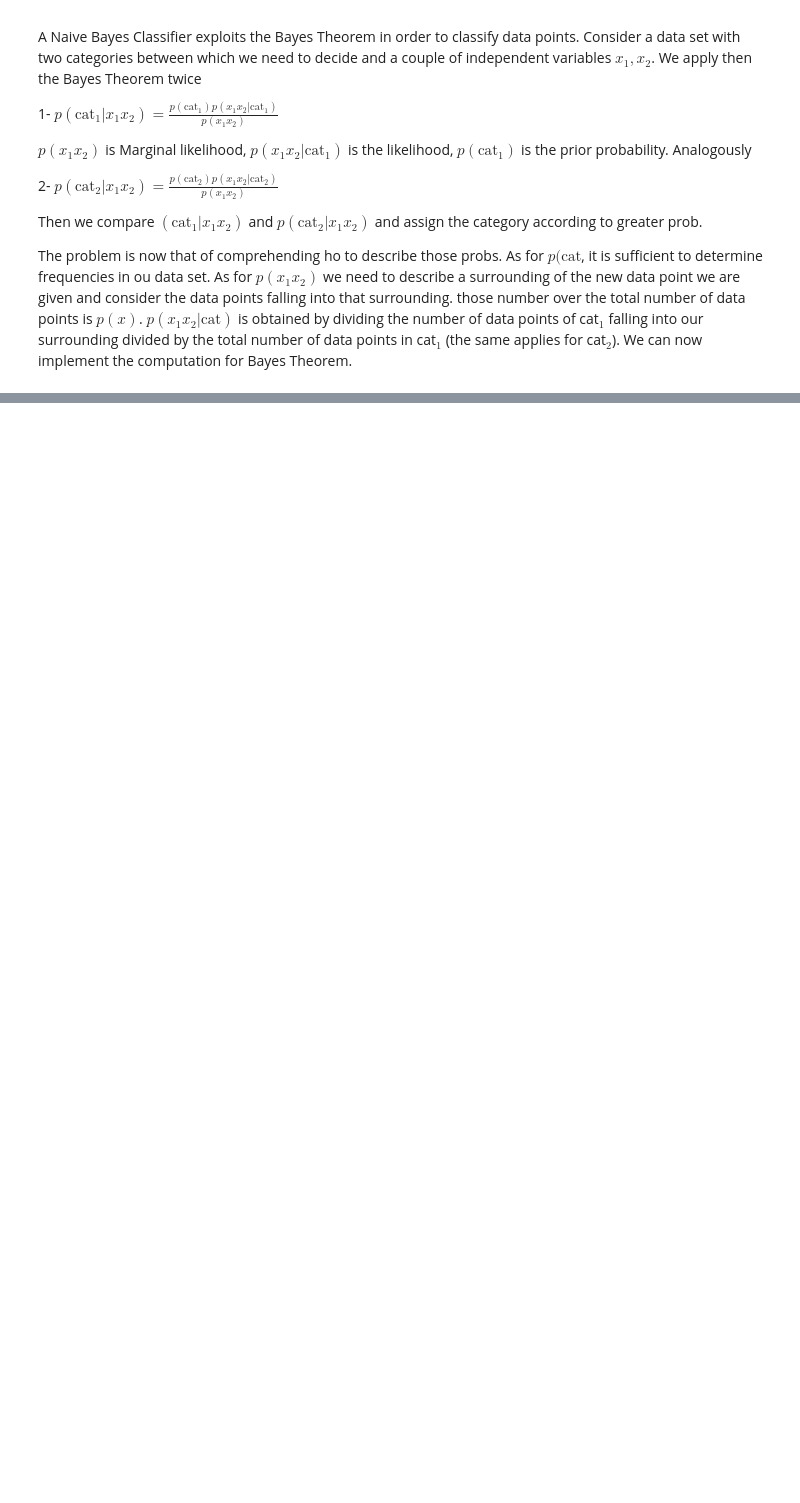
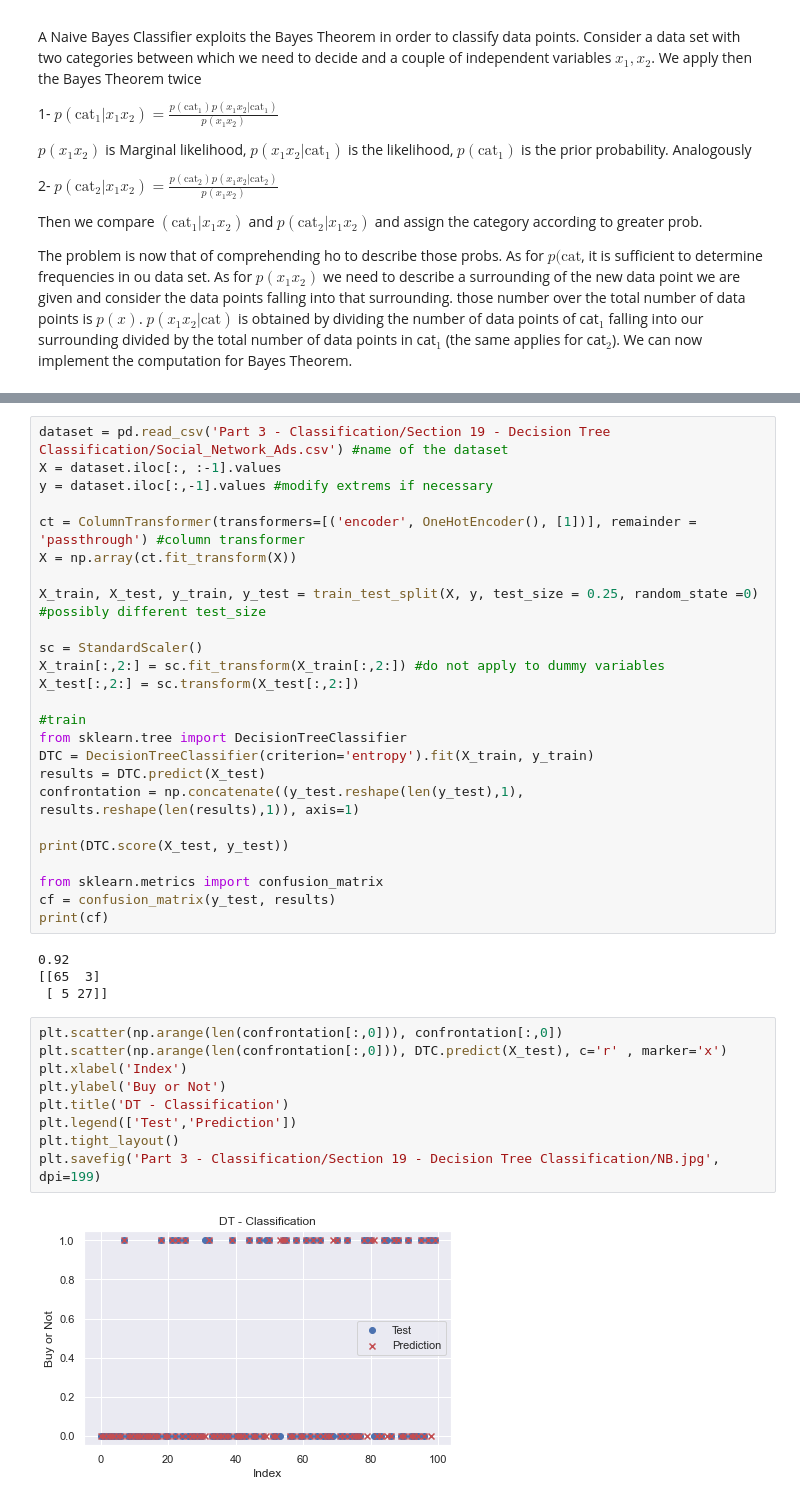
Before and after one commit to JacquesLeen/MachineLearningProjects, a Jupyter notebook: ML - Classification.ipynb, the cells around one changed output, grey strips where cells are left out. Cells and saved outputs as stored; diff of their text form; blank space fills up the shorter version.

```diff
--- a/ML - Classification.ipynb
+++ b/ML - Classification.ipynb
@@ -359,0 +387,41 @@ plt.savefig('Part 3 - Classification/Section 18 - SNaive Bayes/NB.jpg', dpi=199)
+# %%
+dataset = pd.read_csv('Part 3 - Classification/Section 19 - Decision Tree Classification/Social_Network_Ads.csv') #name of the dataset
+X = dataset.iloc[:, :-1].values
+y = dataset.iloc[:,-1].values #modify extrems if necessary
+
+ct = ColumnTransformer(transformers=[('encoder', OneHotEncoder(), [1])], remainder = 'passthrough') #column transformer
+X = np.array(ct.fit_transform(X))
+
+X_train, X_test, y_train, y_test = train_test_split(X, y, test_size = 0.25, random_state =0)
+#possibly different test_size
+
+sc = StandardScaler()
+X_train[:,2:] = sc.fit_transform(X_train[:,2:]) #do not apply to dummy variables
+X_test[:,2:] = sc.transform(X_test[:,2:])
+
+#train
+from sklearn.tree import DecisionTreeClassifier
+DTC = DecisionTreeClassifier(criterion='entropy').fit(X_train, y_train)
+results = DTC.predict(X_test)
+confrontation = np.concatenate((y_test.reshape(len(y_test),1), results.reshape(len(results),1)), axis=1)
+
+print(DTC.score(X_test, y_test))
+
+from sklearn.metrics import confusion_matrix
+cf = confusion_matrix(y_test, results)
+print(cf)
+# %% [output]
+0.92
+[[65  3]
+ [ 5 27]]
+# %%
+plt.scatter(np.arange(len(confrontation[:,0])), confrontation[:,0])
+plt.scatter(np.arange(len(confrontation[:,0])), DTC.predict(X_test), c='r' , marker='x')
+plt.xlabel('Index')
+plt.ylabel('Buy or Not')
+plt.title('DT - Classification')
+plt.legend(['Test','Prediction'])
+plt.tight_layout()
+plt.savefig('Part 3 - Classification/Section 19 - Decision Tree Classification/NB.jpg', dpi=199)
+# %% [output]
+[figure, added]
```
Also changed, not shown: parts of 7 cells of this notebook, 7 other files.
